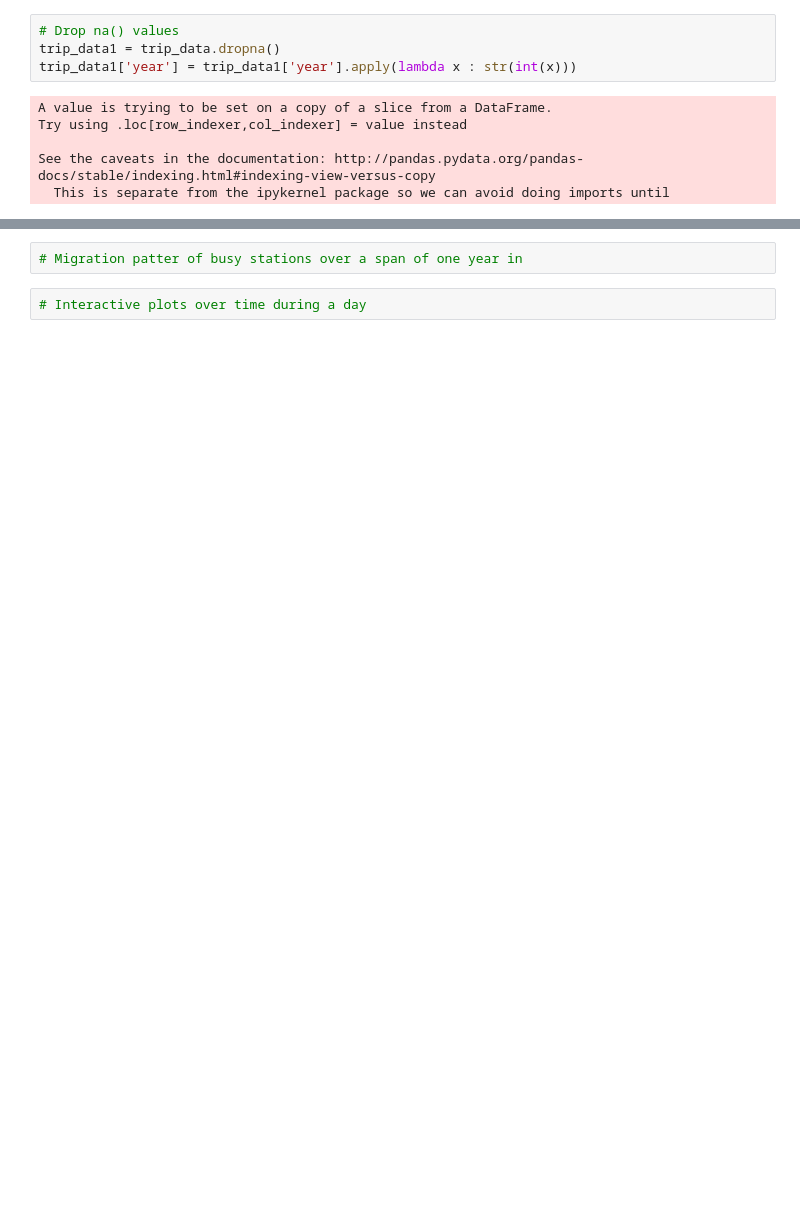
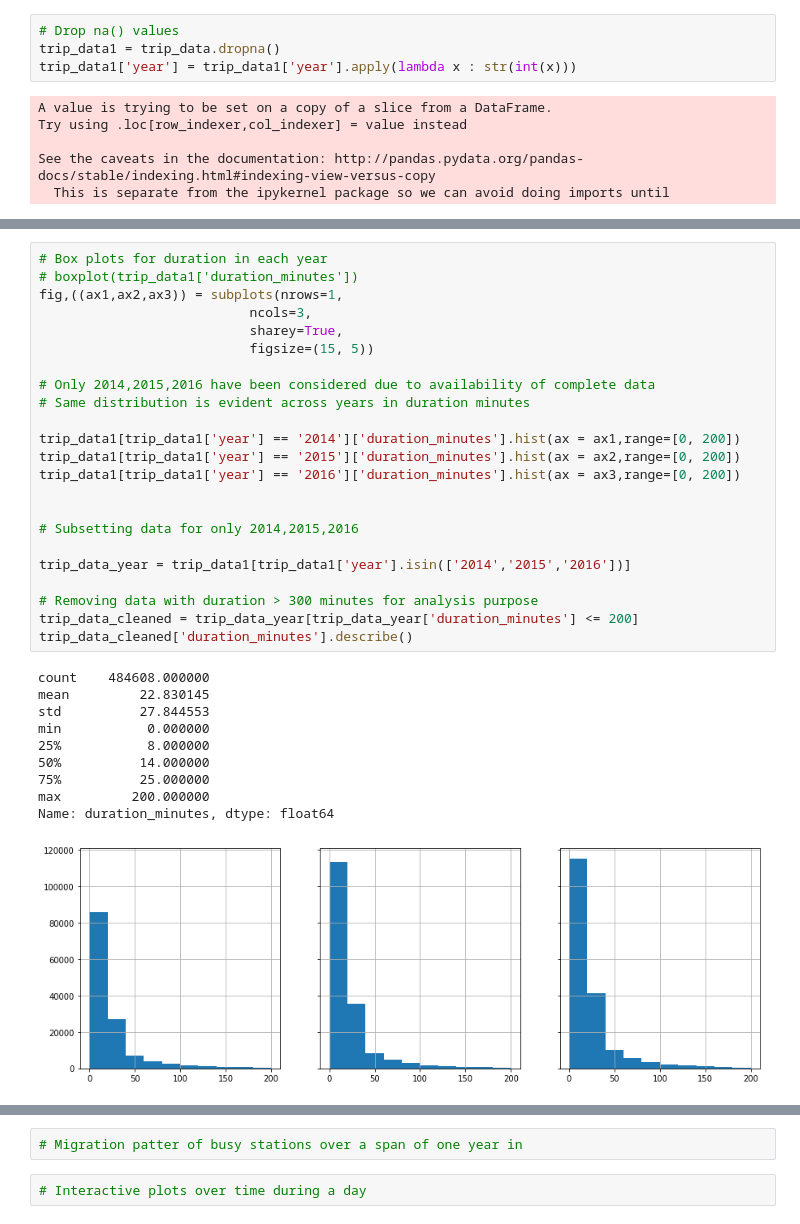
Before and after one commit to akhilesh-reddy/Strategy-consulting-for-bike-sharing, a Jupyter notebook: Group Project - EDA - Akhil.ipynb, the cells around one changed output, grey strips where cells are left out. Drawn from its saved outputs; the diff is of its cells as text; blank space fills up the shorter version.

```diff
--- a/Group Project - EDA - Akhil.ipynb
+++ b/Group Project - EDA - Akhil.ipynb
@@ -84,2 +60,36 @@ plot(df['year'],df['bikeid'],color = 'green',linestyle = '-')
+# %%
+# Box plots for duration in each year
+# boxplot(trip_data1['duration_minutes'])
+fig,((ax1,ax2,ax3)) = subplots(nrows=1,
+                           ncols=3,
+                           sharey=True,
+                           figsize=(15, 5))
+
+# Only 2014,2015,2016 have been considered due to availability of complete data
+# Same distribution is evident across years in duration minutes
+
+trip_data1[trip_data1['year'] == '2014']['duration_minutes'].hist(ax = ax1,range=[0, 200])
+trip_data1[trip_data1['year'] == '2015']['duration_minutes'].hist(ax = ax2,range=[0, 200])
+trip_data1[trip_data1['year'] == '2016']['duration_minutes'].hist(ax = ax3,range=[0, 200])
+
+
+# Subsetting data for only 2014,2015,2016
+
+trip_data_year = trip_data1[trip_data1['year'].isin(['2014','2015','2016'])]
+
+# Removing data with duration > 300 minutes for analysis purpose
+trip_data_cleaned = trip_data_year[trip_data_year['duration_minutes'] <= 200]
+trip_data_cleaned['duration_minutes'].describe()
+# %% [output]
+count    484608.000000
+mean         22.830145
+std          27.844553
+min           0.000000
+25%           8.000000
+50%          14.000000
+75%          25.000000
+max         200.000000
+Name: duration_minutes, dtype: float64
+[figure, added]
 # %%
 # Average duration over time
```
Also changed, not shown: parts of 15 cells of this notebook.
